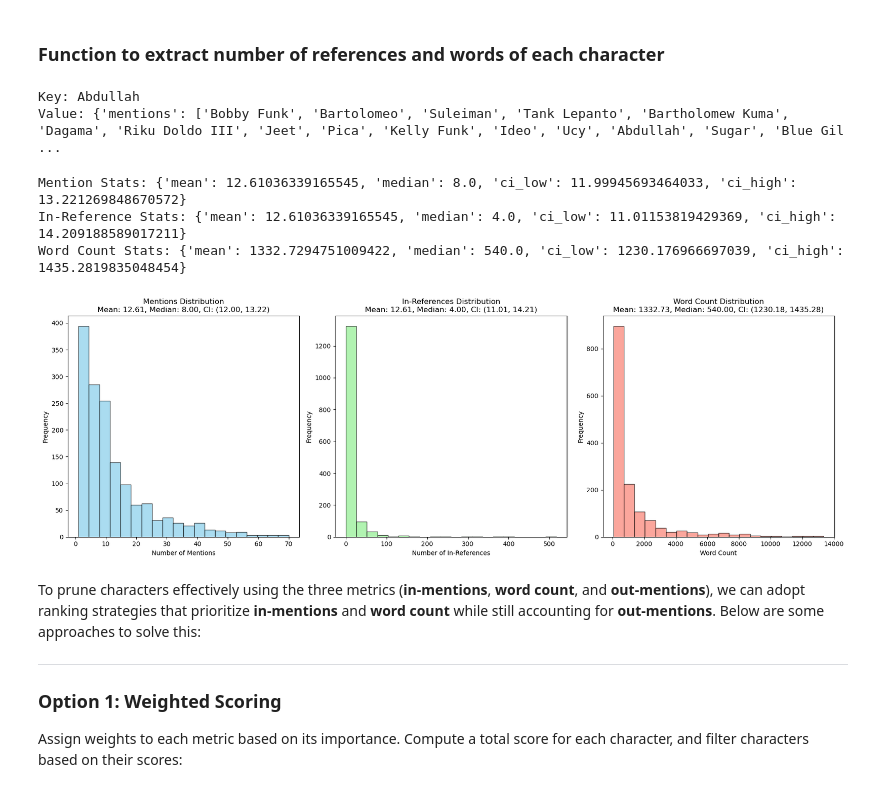
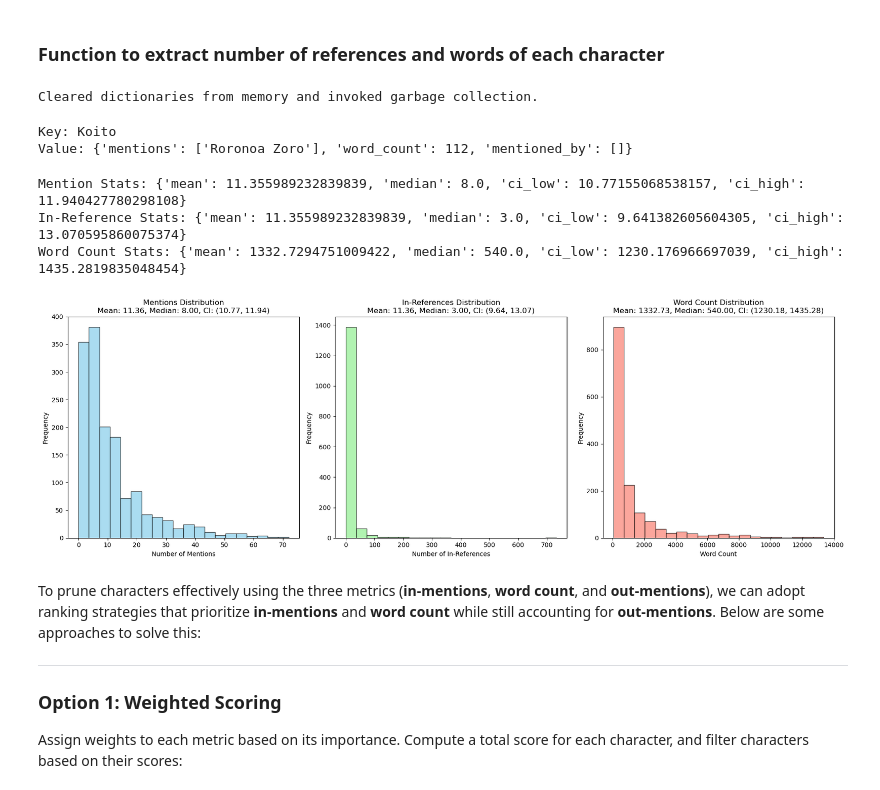
Before and after one commit to Qingwen-Zeng/Social-Graphs-and-Interactions-Final-Project, a Jupyter notebook: filtering_characters.ipynb, the cells around one changed output. Drawn from its saved outputs; the diff is of its cells as text; code cells hidden in the pictures.

```diff
--- a/filtering_characters.ipynb
+++ b/filtering_characters.ipynb
@@ -29,5 +62,5 @@ def read_txt_files(folder_path):
 # %%
-folder_path = r"./onepiece_cleaned"
-file_contents = read_txt_files(folder_path)
+clear_content_folder_path = r"./onepiece_cleaned"
+clear_content_dict = read_txt_files(clear_content_folder_path)
 # %%
 # Print the first key and value in the dictionary
@@ -84,2 +90,0 @@ def generate_character_summary(char_data):
-# %%
-summary = generate_character_summary(file_contents)
@@ -86,16 +194,25 @@ summary = generate_character_summary(file_contents)
+# %%
+# Generate word count dictionary
+word_count_dict = generate_word_count_dict(clear_content_dict)
+# Create character relationships
+char_summary = create_relationships(html_content_dict, word_count_dict)
+
+# Cleanup memory for dictionarie    s
+cleanup_memory(clear_content_dict, html_content_dict, word_count_dict)
+# %% [output]
+Cleared dictionaries from memory and invoked garbage collection.
 # %%
 # Save summary as json
 import json
-
 with open("character_summary.json", "w") as f:
-    json.dump(summary, f, indent=4)
+    json.dump(char_summary, f, indent=4)
 # %%
 # Print the first key and value in the summary dictionary
-key = list(summary.keys())[1]
-value = summary[key]
+key = list(char_summary.keys())[1]
+value = char_summary[key]
 print(f"Key: {key}")
 print(f"Value: {value}")
 # %% [output]
-Key: Abdullah
-Value: {'mentions': ['Bobby Funk', 'Bartolomeo', 'Suleiman', 'Tank Lepanto', 'Bartholomew Kuma', 'Dagama', 'Riku Doldo III', 'Jeet', 'Pica', 'Kelly Funk', 'Ideo', 'Ucy', 'Abdullah', 'Sugar', 'Blue Gil ...
+Key: Koito
+Value: {'mentions': ['Roronoa Zoro'], 'word_count': 112, 'mentioned_by': []}
 # %%
@@ -151,12 +267,12 @@ def analyze_and_plot(char_summary: Dict[str, Dict[str, any]]):
     plt.tight_layout()
     plt.show()
 # %%
-analyze_and_plot(summary)
+analyze_and_plot(char_summary)
 # %% [output]
-Mention Stats: {'mean': 12.61036339165545, 'median': 8.0, 'ci_low': 11.99945693464033, 'ci_high': 13.221269848670572}
-In-Reference Stats: {'mean': 12.61036339165545, 'median': 4.0, 'ci_low': 11.01153819429369, 'ci_high': 14.209188589017211}
+Mention Stats: {'mean': 11.355989232839839, 'median': 8.0, 'ci_low': 10.77155068538157, 'ci_high': 11.940427780298108}
+In-Reference Stats: {'mean': 11.355989232839839, 'median': 3.0, 'ci_low': 9.641382605604305, 'ci_high': 13.070595860075374}
 Word Count Stats: {'mean': 1332.7294751009422, 'median': 540.0, 'ci_low': 1230.176966697039, 'ci_high': 1435.2819835048454}
-[figure, old version]
+[figure, new version]
 # %% [markdown]
 To prune characters effectively using the three metrics (**in-mentions**, **word count**, and **out-mentions**), we can adopt ranking strategies that prioritize **in-mentions** and **word count** while still accounting for **out-mentions**. Below are some approaches to solve this:
 
```
Also changed, not shown: parts of 29 cells of this notebook, 2 other files.
